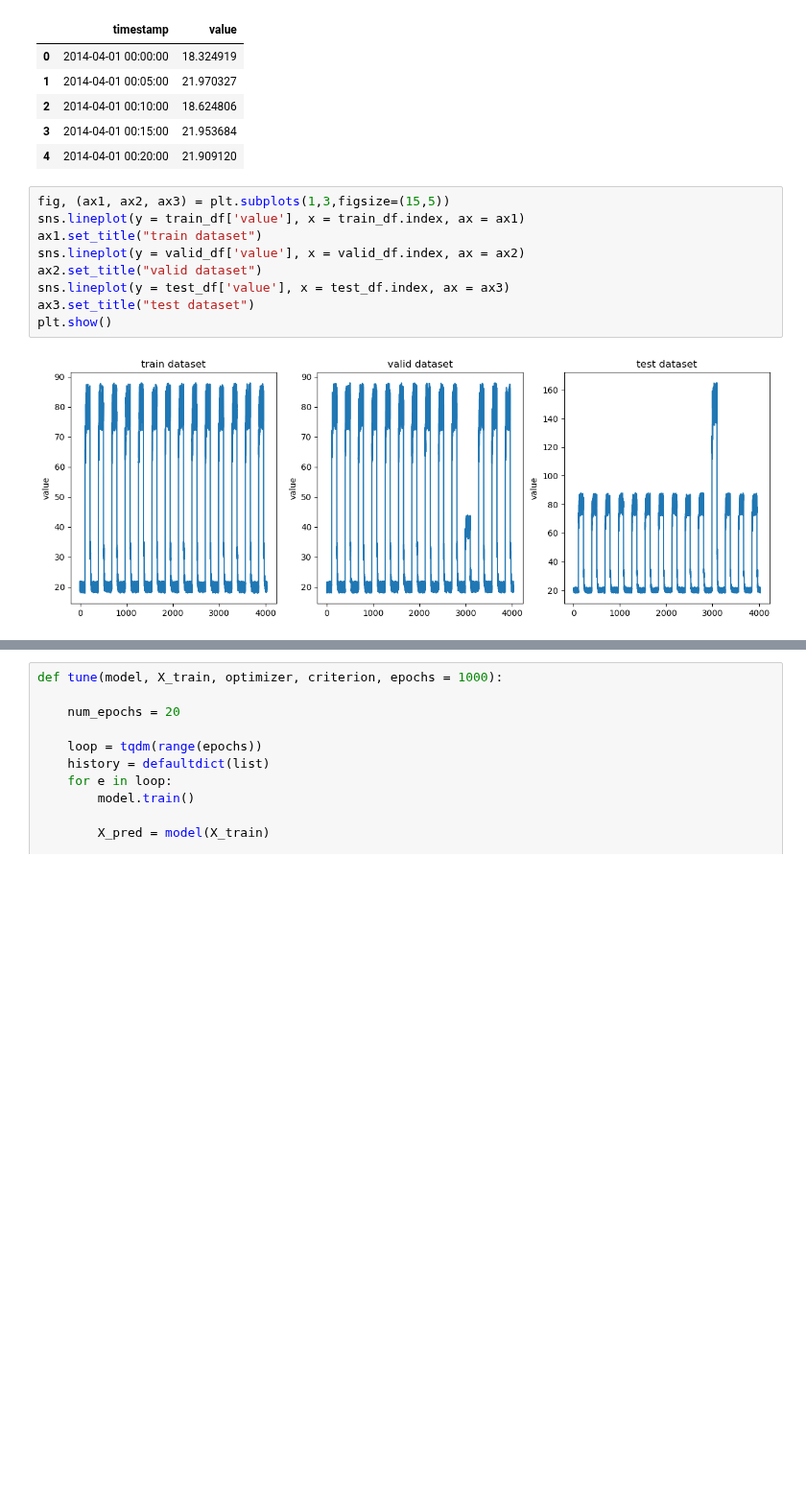
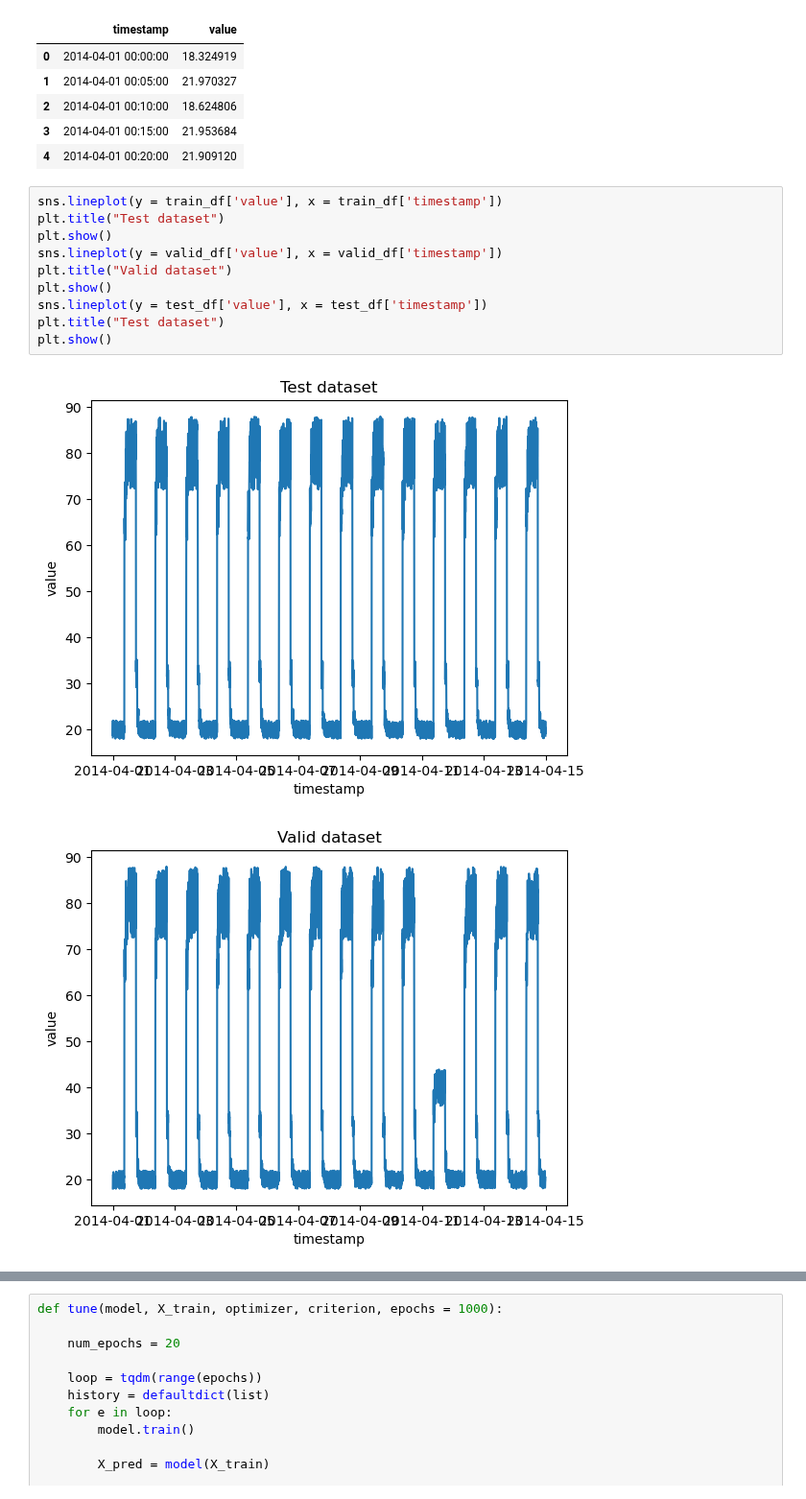
Before and after one commit to jameskn30/NLP_RNN, a Jupyter notebook: UB DL/assignment2/autoencoder_nab_lstm.ipynb, the cells around one changed output, grey strips where cells are left out. Shown at 96% size. Saved outputs shown, nothing was run; the diff lists cells and outputs as text; blank space fills up the shorter version.

```diff
--- a/UB DL/assignment2/autoencoder_nab_lstm.ipynb
+++ b/UB DL/assignment2/autoencoder_nab_lstm.ipynb
@@ -56,13 +56,15 @@ test df =  (4032, 2)
 | 3 | 2014-04-01 00:15:00 | 21.953684 |
 | 4 | 2014-04-01 00:20:00 | 21.909120 |
 # %%
-fig, (ax1, ax2, ax3) = plt.subplots(1,3,figsize=(15,5))
-sns.lineplot(y = train_df['value'], x = train_df.index, ax = ax1)
-ax1.set_title("train dataset")
-sns.lineplot(y = valid_df['value'], x = valid_df.index, ax = ax2)
-ax2.set_title("valid dataset")
-sns.lineplot(y = test_df['value'], x = test_df.index, ax = ax3)
-ax3.set_title("test dataset")
+sns.lineplot(y = train_df['value'], x = train_df['timestamp'])
+plt.title("Test dataset")
 plt.show()
+sns.lineplot(y = valid_df['value'], x = valid_df['timestamp'])
+plt.title("Valid dataset")
+plt.show()
+sns.lineplot(y = test_df['value'], x = test_df['timestamp'])
+plt.title("Test dataset")
+plt.show()
 # %% [output]
-[figure, old version]
+[figure, new version]
+[figure, added]
```
Also changed, not shown: parts of 16 cells of this notebook, 4 other files.
